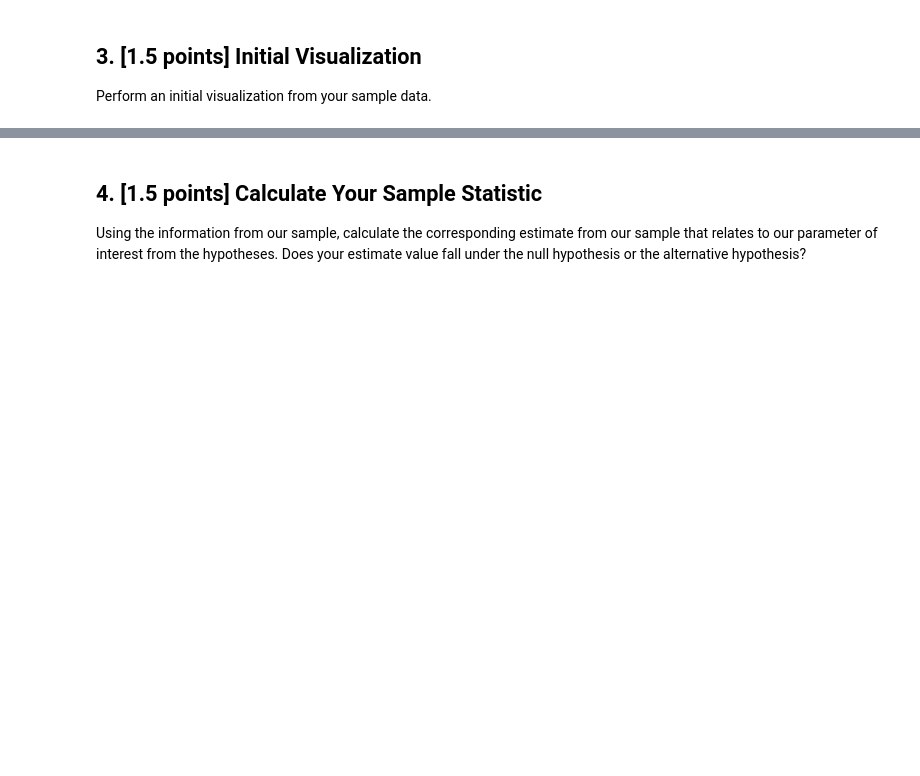
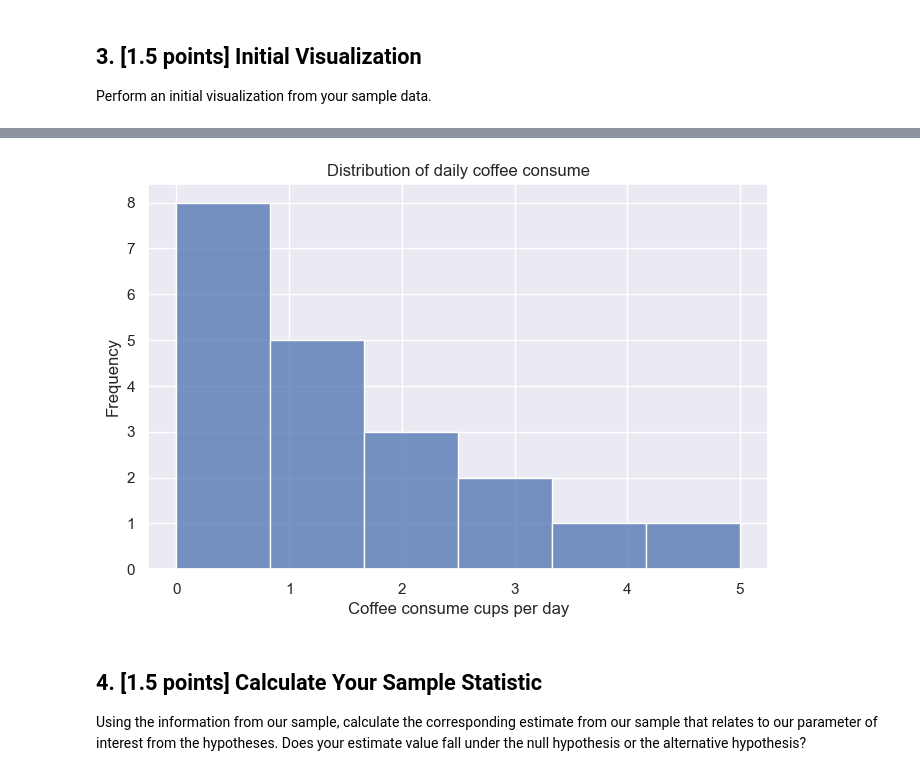
Before and after one commit to soobinj2/stat207, a Jupyter notebook: lab_06/lab_06.ipynb, the cells around one changed output, grey strips where cells are left out. Cells and saved outputs as stored; diff of their text form; code cells hidden in the pictures; blank space fills up the shorter version.

```diff
--- a/lab_06/lab_06.ipynb
+++ b/lab_06/lab_06.ipynb
@@ -88,3 +97,6 @@ Remember that the null hypothesis corresponds to the skeptic's claim and should
 ## 3. [1.5 points] Initial Visualization
 
 Perform an initial visualization from your sample data.
+# %%
+df = pd.read_csv('Lab6_data.csv')
+df
@@ -91,3 +121,12 @@ Perform an initial visualization from your sample data.
+# %%
+plt.figure(figsize=(8, 5))
+sns.histplot(df['coffee_consume_cups'])
+plt.xlabel("Coffee consume cups per day")
+plt.ylabel("Frequency")
+plt.title("Distribution of daily coffee consume")
+plt.show()
+# %% [output]
+[figure, added]
 # %% [markdown]
 ## 4. [1.5 points] Calculate Your Sample Statistic
 
```
Also changed, not shown: parts of 11 cells of this notebook, 3 other files.
